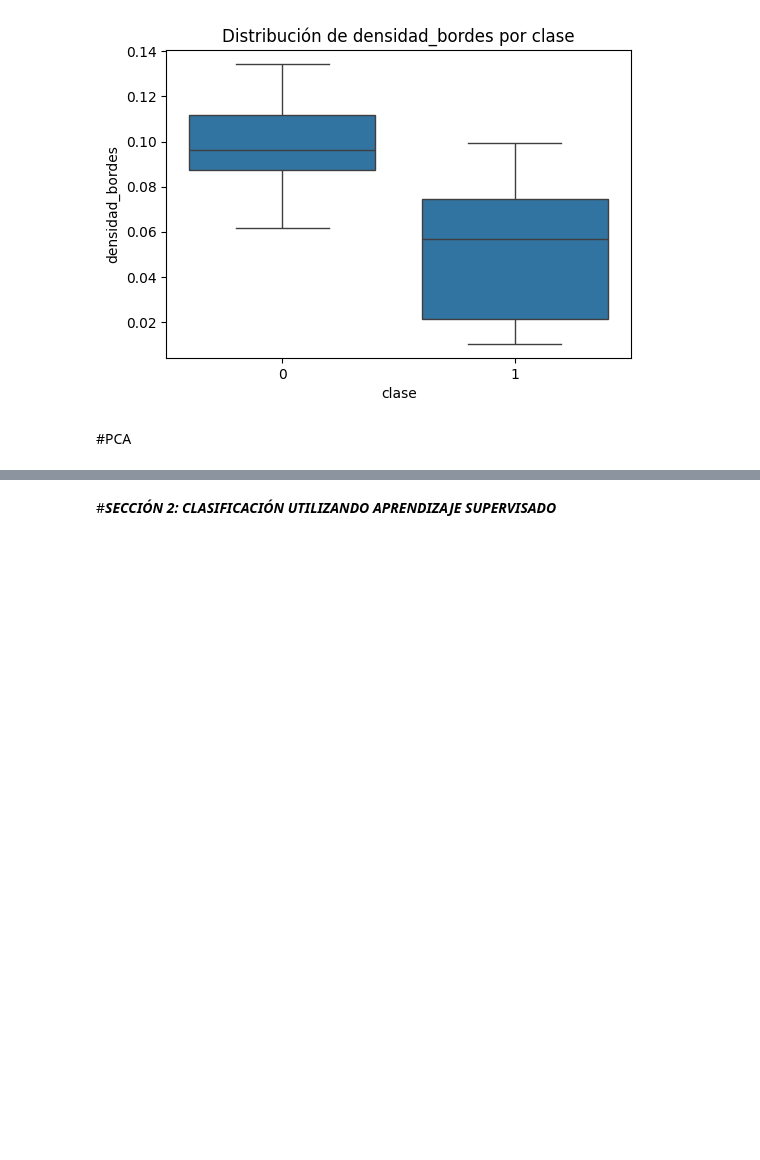
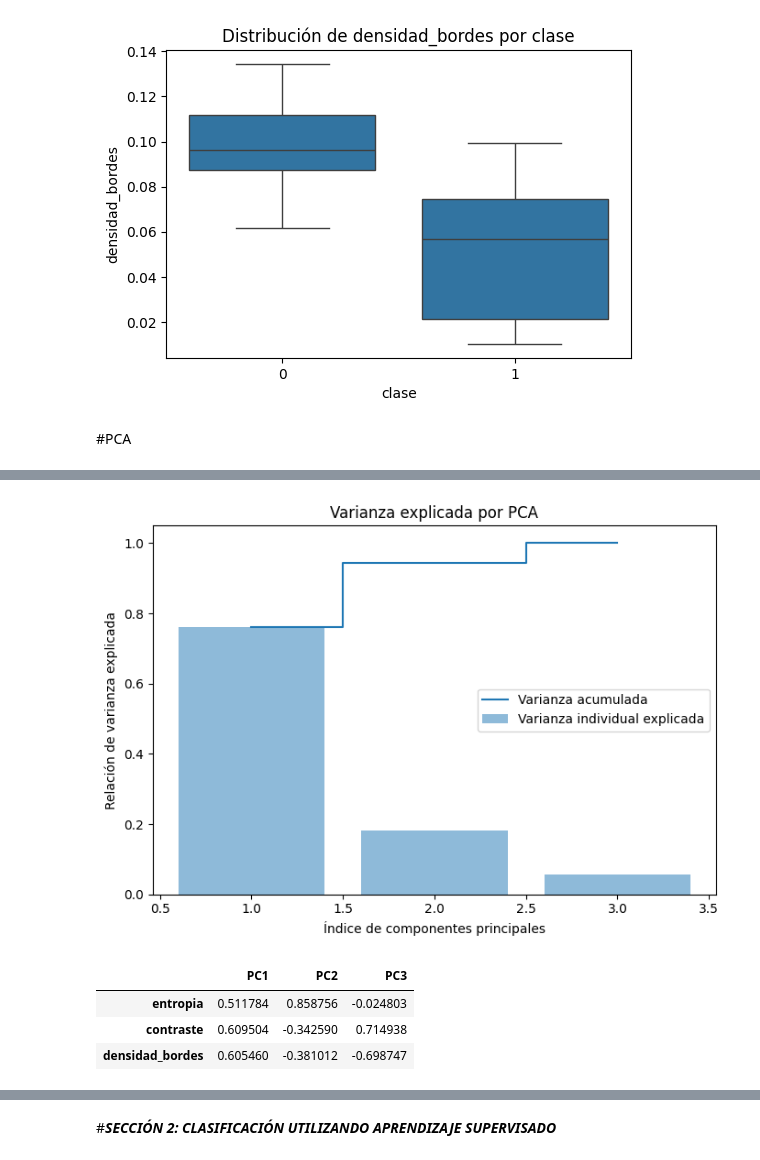
Before and after one commit to MiguelAngeloTr/Aprendizaje_Automatico, a Jupyter notebook: Entrega_6/Clasificacion_de_celulas.ipynb, the cells around one changed output, grey strips where cells are left out. Saved outputs shown, nothing was run; the diff lists cells and outputs as text; code cells hidden in the pictures; blank space fills up the shorter version.

```diff
--- a/Entrega_6/Clasificacion_de_celulas.ipynb
+++ b/Entrega_6/Clasificacion_de_celulas.ipynb
@@ -272,0 +305,38 @@ X_scaled = scaler.fit_transform(X)
+# %%
+import matplotlib.pyplot as plt
+
+n = len(var_exp)
+
+plt.figure(figsize=(7,5))
+
+# Barras de varianza individual
+plt.bar(range(1, n + 1), var_exp, alpha=0.5, align='center',
+        label='Varianza individual explicada')
+
+# Línea de varianza acumulada
+plt.step(range(1, n + 1), cum_var_exp, where='mid',
+         label='Varianza acumulada')
+
+plt.ylabel('Relación de varianza explicada')
+plt.xlabel('Índice de componentes principales')
+plt.title('Varianza explicada por PCA')
+plt.legend(loc='best')
+plt.tight_layout()
+plt.show()
+# %% [output]
+[figure, added]
+# %%
+import pandas as pd
+
+loadings = pd.DataFrame(
+    pca.components_.T,
+    columns=['PC1','PC2','PC3'],
+    index=["entropia","contraste","densidad_bordes"]
+)
+
+loadings
+# %% [output]
+|  | PC1 | PC2 | PC3 |
+| entropia | 0.511784 | 0.858756 | -0.024803 |
+| contraste | 0.609504 | -0.342590 | 0.714938 |
+| densidad_bordes | 0.605460 | -0.381012 | -0.698747 |
```
Also changed, not shown: parts of 24 cells of this notebook.
